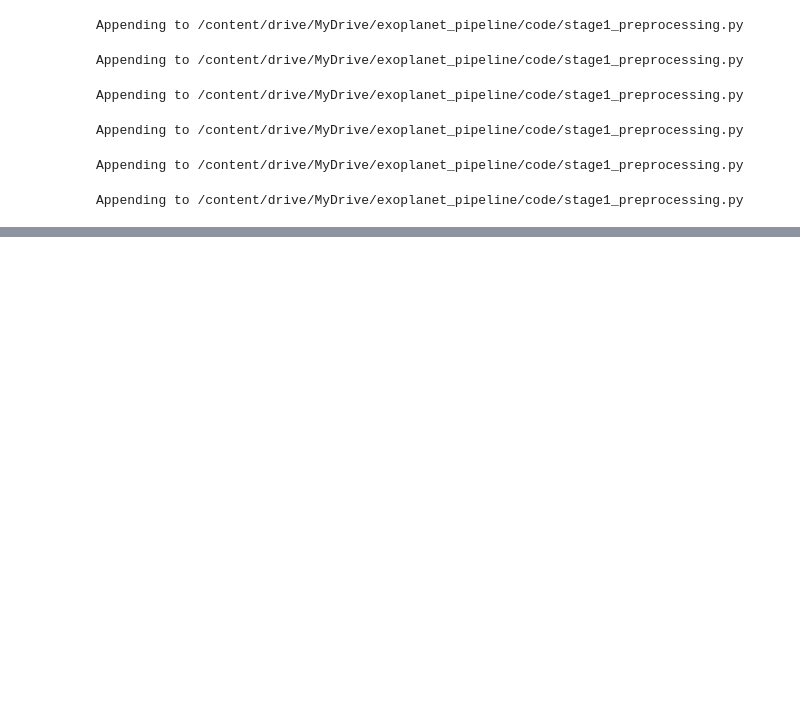
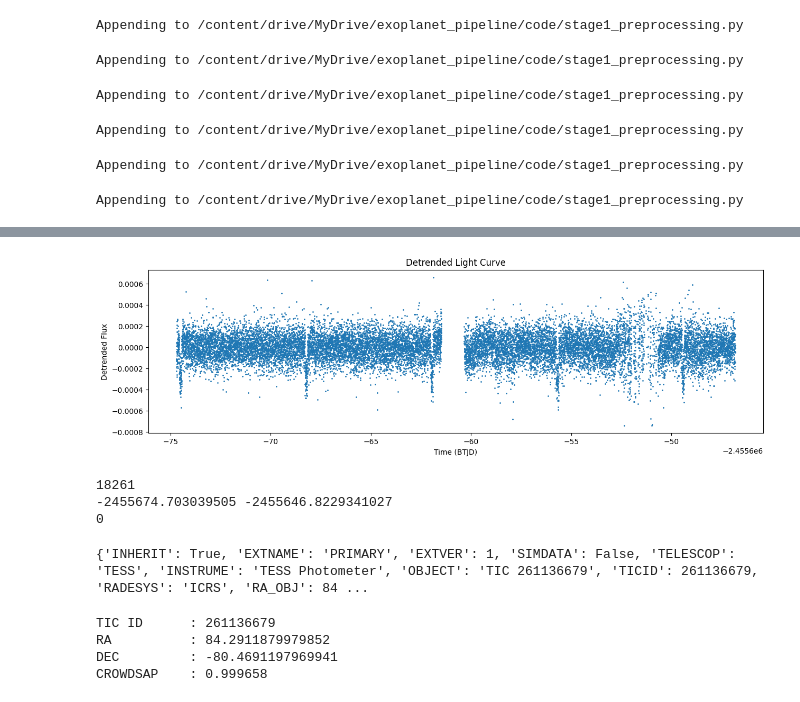
Before and after one commit to Swara-art/exoplanet-detection-isro, a Jupyter notebook: notebooks/stage1_preprocessing.ipynb, the cells around one changed output, grey strips where cells are left out. Drawn from its saved outputs; the diff is of its cells as text; code cells hidden in the pictures; blank space fills up the shorter version.

Commit message:
modified stage1 and add Gaia context features

```diff
--- a/notebooks/stage1_preprocessing.ipynb
+++ b/notebooks/stage1_preprocessing.ipynb
@@ -151,7 +151,9 @@ SearchResult containing 1 data products.
 |  |  |  |  | s |  | arcsec |
 | 0 | TESS Sector 01 | 2018 | SPOC | 120 | 261136679 | 0.0 |
 # %%
-def download_lightcurve(search_result, config):
+%%writefile -a /content/drive/MyDrive/exoplanet_pipeline/code/stage1_preprocessing.py
+
+def download_raw_lightcurve(search_result, config):
     """
     Download the first result from a SearchResult.
 
@@ -573,8 +568,8 @@ def run_stage1(config):
         # 4. Remove outliers
         time, flux, flux_err = remove_outliers(time, flux, flux_err, config)
 
-        # 5. Longest segment
-        time, flux, flux_err = get_longest_segment(time, flux, flux_err, config)
+        # 5. Gap analysis (using analyse_gaps as per user instruction)
+        time, flux, flux_err = analyse_gaps(time, flux, flux_err, config)
 
         if len(time) < 100:
             result['notes'].append(f'Only {len(time)} cadences after cleaning')
@@ -652,0 +656,53 @@ Notes: []
+# %%
+plt.figure(figsize=(15,4))
+plt.scatter(result['time'], result['flux'], s=1)
+plt.xlabel('Time (BTJD)')
+plt.ylabel('Detrended Flux')
+plt.title('Detrended Light Curve')
+plt.show()
+# %% [output]
+[figure, added]
+# %%
+print(len(result['time']))
+print(result['time'].min(), result['time'].max())
+print(np.isnan(result['flux']).sum())
+# %% [output]
+18261
+-2455674.703039505 -2455646.8229341027
+0
+# %%
+print(raw_lc.meta)
+# %% [output]
+{'INHERIT': True, 'EXTNAME': 'PRIMARY', 'EXTVER': 1, 'SIMDATA': False, 'TELESCOP': 'TESS', 'INSTRUME': 'TESS Photometer', 'OBJECT': 'TIC 261136679', 'TICID': 261136679, 'RADESYS': 'ICRS', 'RA_OBJ': 84 ...
+# %%
+
+""" GAIA CONTEXT EXTRACTION
+ Purpose:
+ Obtain nearby-star information from Gaia to provide
+ additional context about possible stellar contamination.
+
+ Note:
+ TESS CROWDSAP remains the primary contamination metric.
+ Gaia is used only for interpretability and validation. """
+
+from astroquery.gaia import Gaia
+from astropy.coordinates import SkyCoord
+import astropy.units as u
+import numpy as np
+
+# Extract target metadata from TESS light curve
+
+tic_id = raw_lc.meta["TICID"]
+ra = raw_lc.meta["RA"]
+dec = raw_lc.meta["DEC"]
+crowdsap = raw_lc.meta["CROWDSAP"]
+
+print(f"TIC ID      : {tic_id}")
+print(f"RA          : {ra}")
+print(f"DEC         : {dec}")
+print(f"CROWDSAP    : {crowdsap:.6f}")
+# %% [output]
+TIC ID      : 261136679
+RA          : 84.2911879979852
+DEC         : -80.4691197969941
+CROWDSAP    : 0.999658
```
Also changed, not shown: parts of 7 cells of this notebook.
